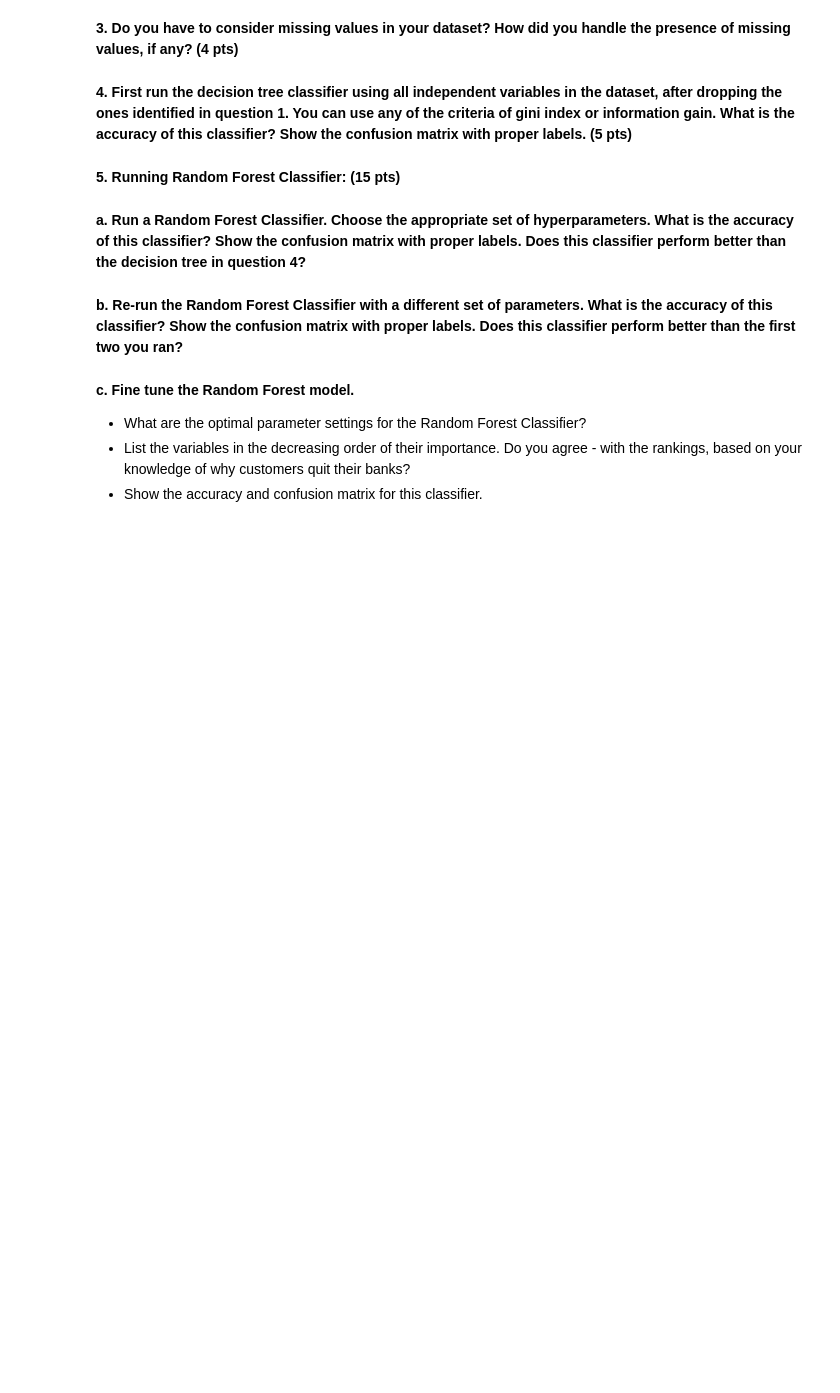
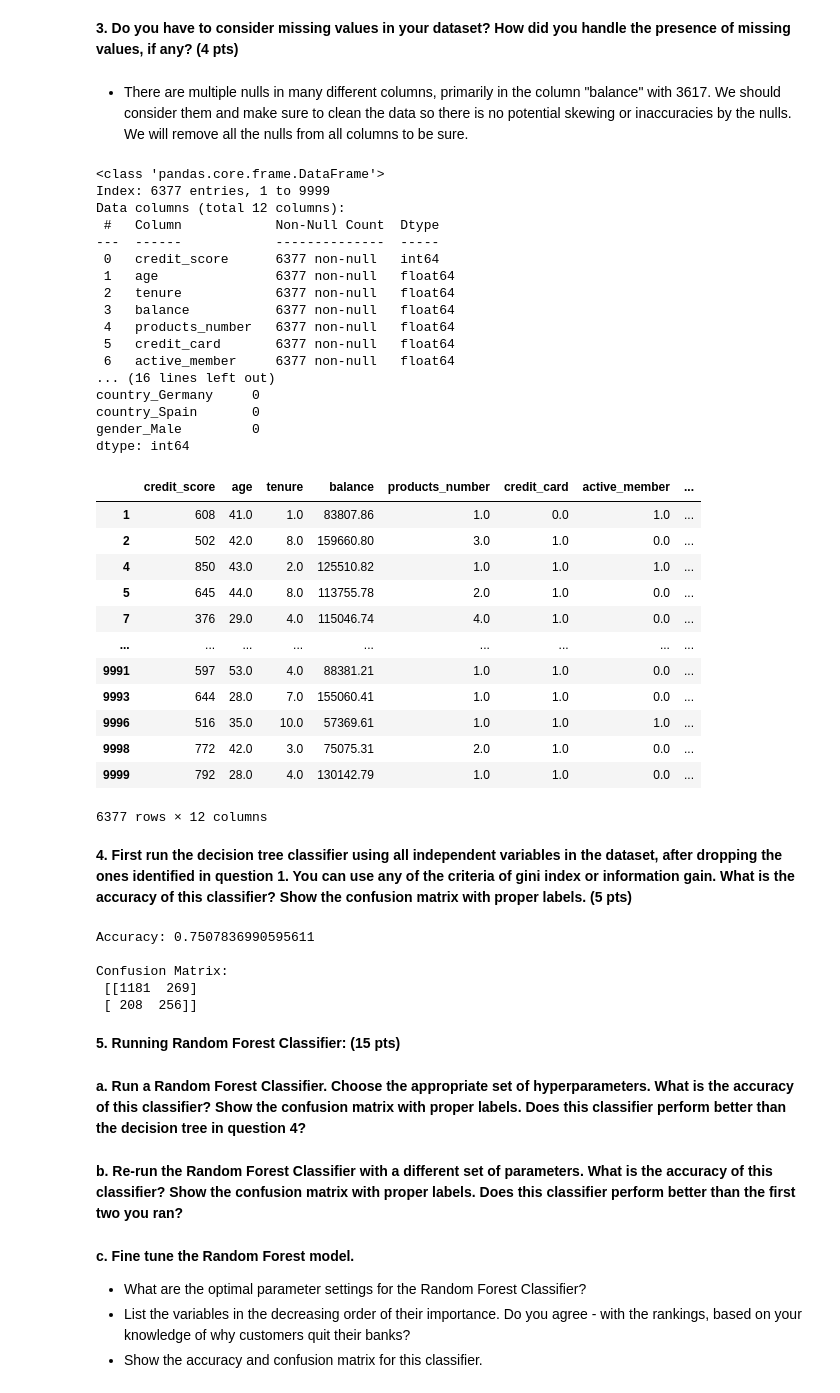
Before and after one commit to EviIius/6211_Advanced_BA, a Jupyter notebook: Assignment2_RandomF_SVM/Random_F-SVM.ipynb, the cells around one changed output. Saved outputs shown, nothing was run; the diff lists cells and outputs as text; code cells hidden in the pictures; blank space fills up the shorter version.

Commit message:
Up to question4 finished
Question 4 is still work in progress but should be somewhat correct

```diff
--- a/Assignment2_RandomF_SVM/Random_F-SVM.ipynb
+++ b/Assignment2_RandomF_SVM/Random_F-SVM.ipynb
@@ -119,4 +131,44 @@ I would dummy code country and gender
 # %% [markdown]
 **3. Do you have to consider missing values in your dataset? How did you handle the presence of missing values, if any? (4 pts)**
+# %% [markdown]
+- There are multiple nulls in many different columns, primarily in the column "balance" with 3617. We should consider them and make sure to clean the data so there is no potential skewing or inaccuracies by the nulls. We will remove all the nulls from all columns to be sure.
+# %%
+#Calculate the nulls and then drop them
+clean_JB.isnull().sum()
+clean_JB = clean_JB.dropna()
+clean_JB.info()
+print(clean_JB.isnull().sum())
+clean_JB
+# %% [output]
+<class 'pandas.core.frame.DataFrame'>
+Index: 6377 entries, 1 to 9999
+Data columns (total 12 columns):
+ #   Column            Non-Null Count  Dtype
+---  ------            --------------  -----
+ 0   credit_score      6377 non-null   int64
+ 1   age               6377 non-null   float64
+ 2   tenure            6377 non-null   float64
+ 3   balance           6377 non-null   float64
+ 4   products_number   6377 non-null   float64
+ 5   credit_card       6377 non-null   float64
+ 6   active_member     6377 non-null   float64
+... (16 lines left out)
+country_Germany     0
+country_Spain       0
+gender_Male         0
+dtype: int64
+|  | credit_score | age | tenure | balance | products_number | credit_card | active_member | ... |
+| 1 | 608 | 41.0 | 1.0 | 83807.86 | 1.0 | 0.0 | 1.0 | ... |
+| 2 | 502 | 42.0 | 8.0 | 159660.80 | 3.0 | 1.0 | 0.0 | ... |
+| 4 | 850 | 43.0 | 2.0 | 125510.82 | 1.0 | 1.0 | 1.0 | ... |
+| 5 | 645 | 44.0 | 8.0 | 113755.78 | 2.0 | 1.0 | 0.0 | ... |
+| 7 | 376 | 29.0 | 4.0 | 115046.74 | 4.0 | 1.0 | 0.0 | ... |
+| ... | ... | ... | ... | ... | ... | ... | ... | ... |
+| 9991 | 597 | 53.0 | 4.0 | 88381.21 | 1.0 | 1.0 | 0.0 | ... |
+| 9993 | 644 | 28.0 | 7.0 | 155060.41 | 1.0 | 1.0 | 0.0 | ... |
+| 9996 | 516 | 35.0 | 10.0 | 57369.61 | 1.0 | 1.0 | 1.0 | ... |
+| 9998 | 772 | 42.0 | 3.0 | 75075.31 | 2.0 | 1.0 | 0.0 | ... |
+| 9999 | 792 | 28.0 | 4.0 | 130142.79 | 1.0 | 1.0 | 0.0 | ... |
+6377 rows × 12 columns
 # %% [markdown]
 **4. First run the decision tree classifier using all independent variables in the dataset, after dropping the ones identified in question 1.  You can use any of the criteria of gini index or information gain.  What is the accuracy of this classifier?  Show the confusion matrix with proper labels. (5 pts)**
@@ -123,3 +196,19 @@ I would dummy code country and gender
+# %%
+# Calculate accuracy
+accuracy = metrics.accuracy_score(y_test, y_pred_dt)
+
+# Calculate confusion matrix
+conf_matrix = metrics.confusion_matrix(y_test, y_pred_dt)
+
+# Print accuracy, and confusion matrix
+print("\nAccuracy:", accuracy)
+print("\nConfusion Matrix:\n", conf_matrix)
+# %% [output]
+Accuracy: 0.7507836990595611
+
+Confusion Matrix:
+ [[1181  269]
+ [ 208  256]]
 # %% [markdown]
 **5. Running Random Forest Classifier: (15 pts)**
 # %% [markdown]
```
Also changed, not shown: parts of 8 cells of this notebook.
